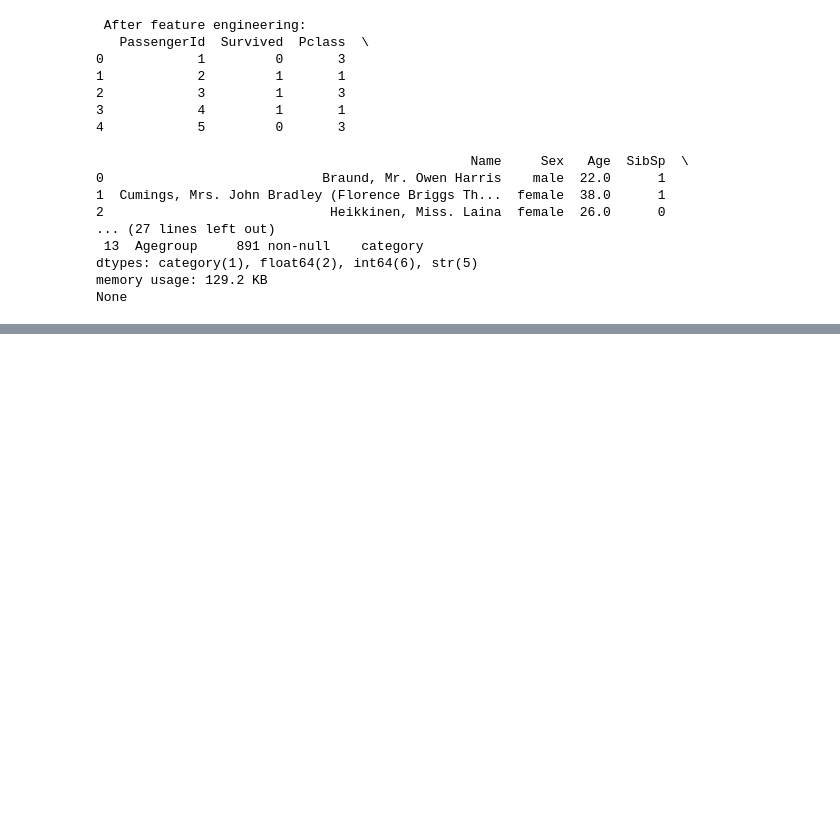
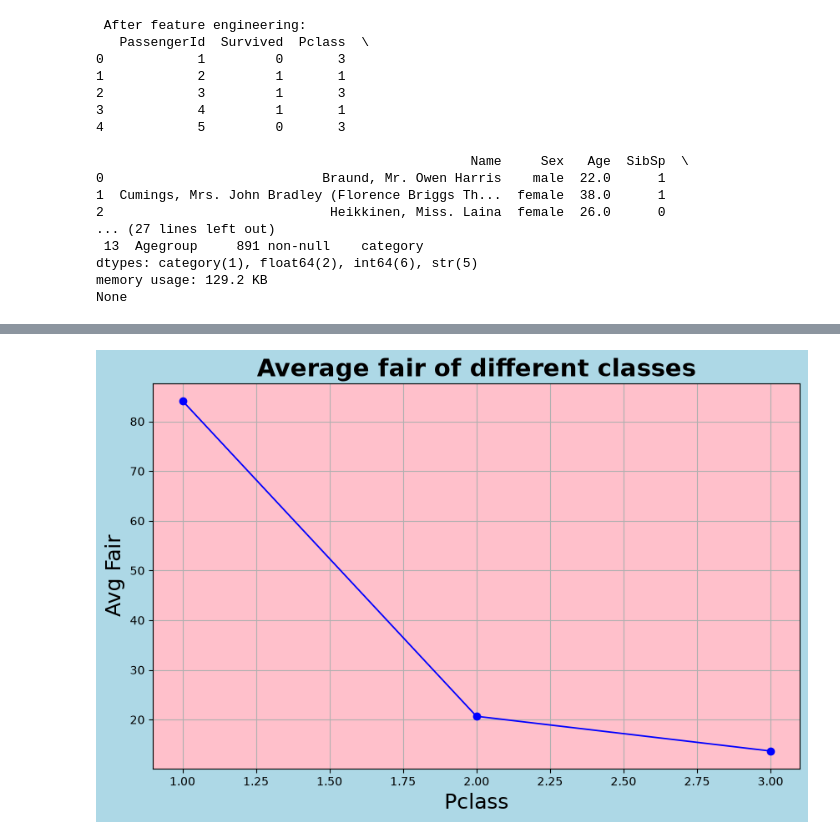
Before and after one commit to pawan-sharma-dev/EDA-on-Titanic-dataset, a Jupyter notebook: new-titanic_eda.ipynb, the cells around one changed output, grey strips where cells are left out. Cells and saved outputs as stored; diff of their text form; code cells hidden in the pictures; blank space fills up the shorter version.

```diff
--- a/new-titanic_eda.ipynb
+++ b/new-titanic_eda.ipynb
@@ -151,0 +204,12 @@ None
+# %%
+fare_by_class=df.groupby('Pclass')['Fare'].mean()
+fig,ax=plt.subplots(figsize=(10,6),facecolor='lightblue')
+ax.set_facecolor('pink')
+ax.plot(fare_by_class.index,fare_by_class.values,'o-b',linewidth=1.3)
+ax.set_title('Average fair of different classes',fontsize=21,fontweight='bold')
+ax.set_xlabel('Pclass',fontsize=18)
+ax.set_ylabel('Avg Fair',fontsize=18)
+ax.grid(True)
+plt.show()
+# %% [output]
+[figure, added]
```
Also changed, not shown: parts of 5 cells of this notebook.
